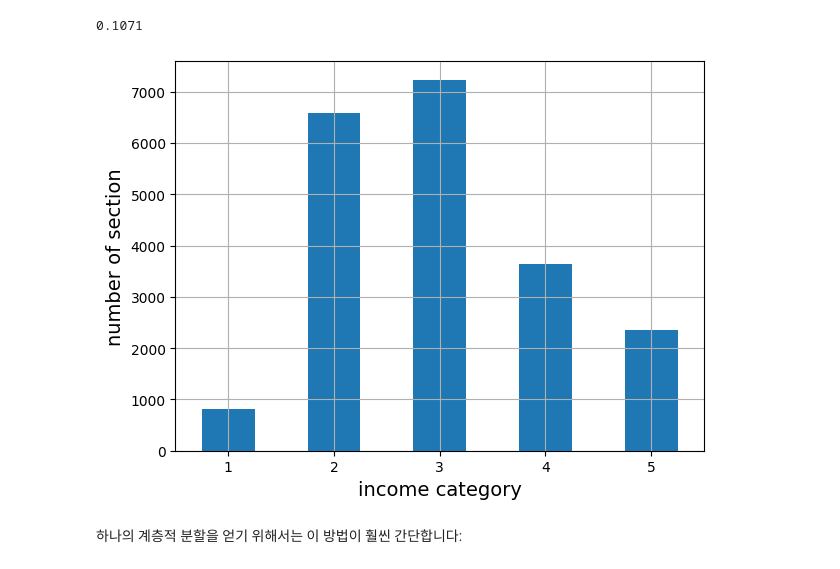
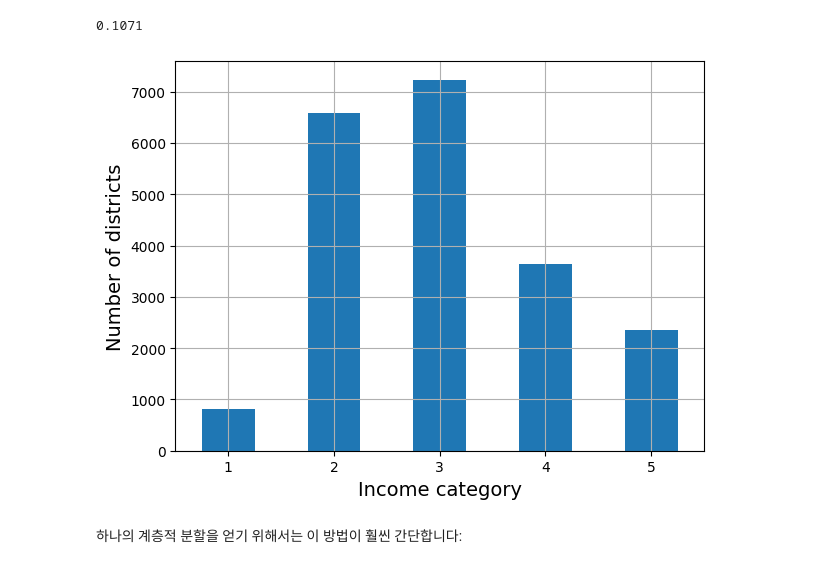
Before and after one commit to leejaehyeong1/machine_learning, a Jupyter notebook: 02_end_to_end_machine_learning_project.ipynb, the cells around one changed output. Saved outputs shown, nothing was run; the diff lists cells and outputs as text; code cells hidden in the pictures.

```diff
--- a/02_end_to_end_machine_learning_project.ipynb
+++ b/02_end_to_end_machine_learning_project.ipynb
@@ -236,12 +235,12 @@ housing["income_cat"] = pd.cut(housing["median_income"],
                                labels=[1, 2, 3, 4, 5])
 # %%
 housing["income_cat"].value_counts().sort_index().plot.bar(rot=0, grid=True)
-plt.xlabel("income category")
-plt.ylabel("number of section")
+plt.xlabel("Income category")
+plt.ylabel("Number of districts")
 save_fig("housing_income_cat_bar_plot")  # extra code
 plt.show()
 # %% [output]
-[figure, old version]
+[figure, new version]
 # %%
 from sklearn.model_selection import StratifiedShuffleSplit
 
```
Also changed, not shown: parts of 5 cells of this notebook.
